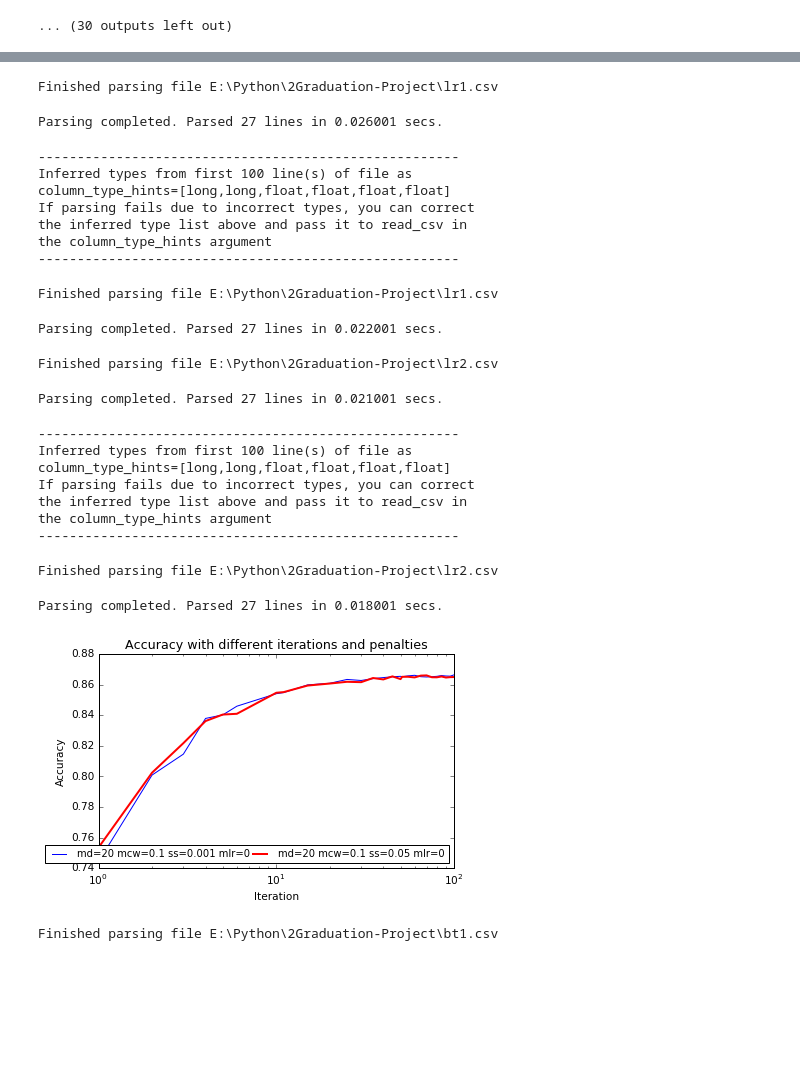
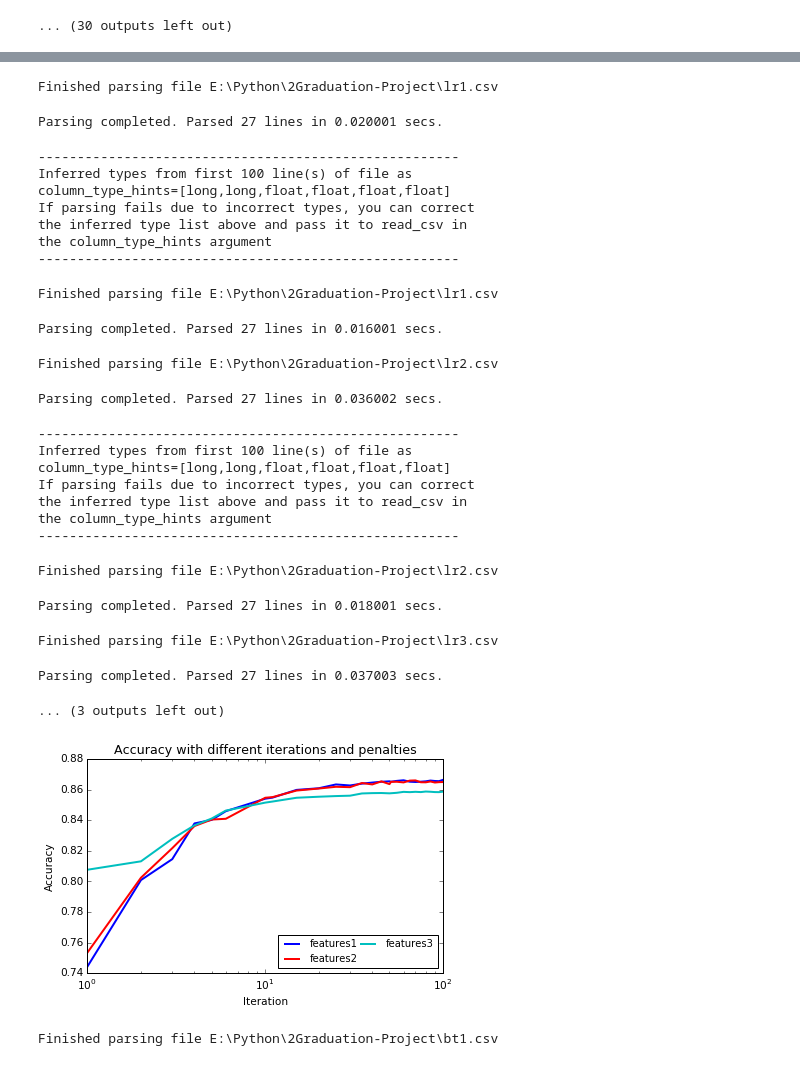
Before and after one commit to FrankBlood/2Graduation-Project, a Jupyter notebook: 贺国秀_基于查询日志的查询意图识别研究——实验分析(Subset5W).ipynb, the cells around one changed output, grey strips where cells are left out. Cells and saved outputs as stored; diff of their text form; code cells hidden in the pictures; blank space fills up the shorter version.

```diff
--- a/贺国秀_基于查询日志的查询意图识别研究——实验分析(Subset5W).ipynb
+++ b/贺国秀_基于查询日志的查询意图识别研究——实验分析(Subset5W).ipynb
@@ -119,0 +171,11 @@ Number of unpacked features : 13942
+# %%
+plt.plot(bt1['X1'], bt1['X5'],color="b", linestyle="-", label='features1', linewidth=2)
+plt.plot(bt2['X1'], bt2['X5'],color="r", linestyle="-", label='features2', linewidth=2)
+plt.plot(bt3['X1'], bt3['X5'],color="c", linestyle="-", label='features3', linewidth=2)
+plt.legend(loc='lower right', ncol=2, columnspacing=0.001, prop={'size':10})
+plt.title('Accuracy with different iterations and penalties')
+plt.xlabel('Iteration')
+plt.ylabel('Accuracy')
+plt.xscale('log')
+plt.rcParams.update({'font.size': 10.5})
+plt.tight_layout()
@@ -155,9 +236,10 @@ Starting L-BFGS
 # %%
 lr1 = graphlab.SFrame.read_csv('lr1.csv', delimiter=' ',header=False)
 lr2 = graphlab.SFrame.read_csv('lr2.csv', delimiter=' ',header=False)
+lr3 = graphlab.SFrame.read_csv('lr3.csv', delimiter=' ',header=False)
 # %% [output]
 Finished parsing file E:\Python\2Graduation-Project\lr1.csv
-Parsing completed. Parsed 27 lines in 0.026001 secs.
+Parsing completed. Parsed 27 lines in 0.020001 secs.
 ------------------------------------------------------
 Inferred types from first 100 line(s) of file as
 column_type_hints=[long,long,float,float,float,float]
@@ -166,9 +248,9 @@ the inferred type list above and pass it to read_csv in
 the column_type_hints argument
 ------------------------------------------------------
 Finished parsing file E:\Python\2Graduation-Project\lr1.csv
-Parsing completed. Parsed 27 lines in 0.022001 secs.
+Parsing completed. Parsed 27 lines in 0.016001 secs.
 Finished parsing file E:\Python\2Graduation-Project\lr2.csv
-Parsing completed. Parsed 27 lines in 0.021001 secs.
+Parsing completed. Parsed 27 lines in 0.036002 secs.
 ------------------------------------------------------
 Inferred types from first 100 line(s) of file as
 column_type_hints=[long,long,float,float,float,float]
@@ -178,18 +260,22 @@ the column_type_hints argument
 ------------------------------------------------------
 Finished parsing file E:\Python\2Graduation-Project\lr2.csv
 Parsing completed. Parsed 27 lines in 0.018001 secs.
+Finished parsing file E:\Python\2Graduation-Project\lr3.csv
+Parsing completed. Parsed 27 lines in 0.037003 secs.
+... (3 outputs left out)
 # %%
-plt.plot(lr1['X1'], lr1['X5'],color="b", linestyle="-", label='md=20 mcw=0.1 ss=0.001 mlr=0', linewidth=1)
-plt.plot(lr2['X1'], lr2['X5'],color="r", linestyle="-", label='md=20 mcw=0.1 ss=0.05 mlr=0', linewidth=2)
+plt.plot(lr1['X1'], lr1['X5'],color="b", linestyle="-", label='features1', linewidth=2)
+plt.plot(lr2['X1'], lr2['X5'],color="r", linestyle="-", label='features2', linewidth=2)
+plt.plot(lr3['X1'], lr3['X5'],color="c", linestyle="-", label='features3', linewidth=2)
 plt.legend(loc='lower right', ncol=2, columnspacing=0.001, prop={'size':10})
 plt.title('Accuracy with different iterations and penalties')
 plt.xlabel('Iteration')
 plt.ylabel('Accuracy')
 plt.xscale('log')
 plt.rcParams.update({'font.size': 10.5})
 plt.tight_layout()
 # %% [output]
-[figure, old version]
+[figure, new version]
 # %%
 bt1 = graphlab.SFrame.read_csv('bt1.csv', delimiter=' ',header=False)
 bt2 = graphlab.SFrame.read_csv('bt2.csv', delimiter=' ',header=False)
```
Also changed, not shown: parts of 8 cells of this notebook.
